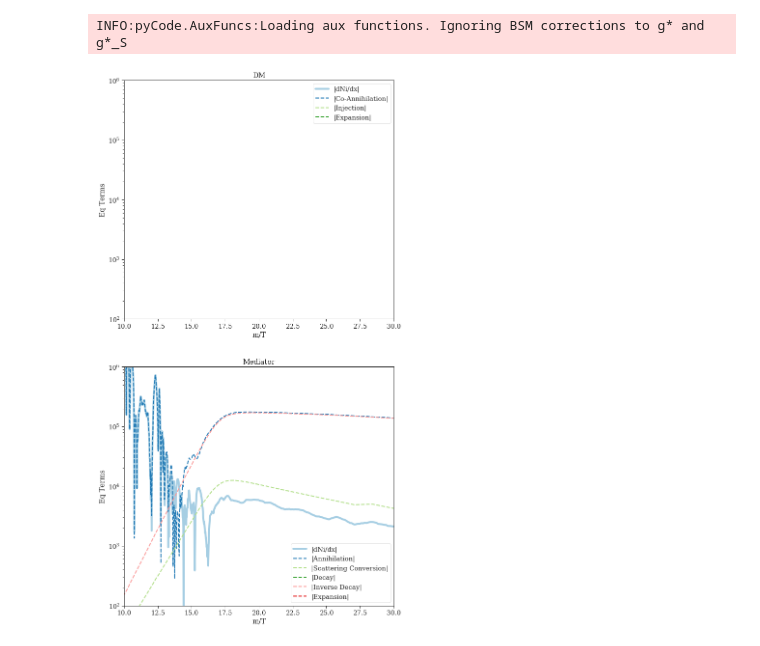
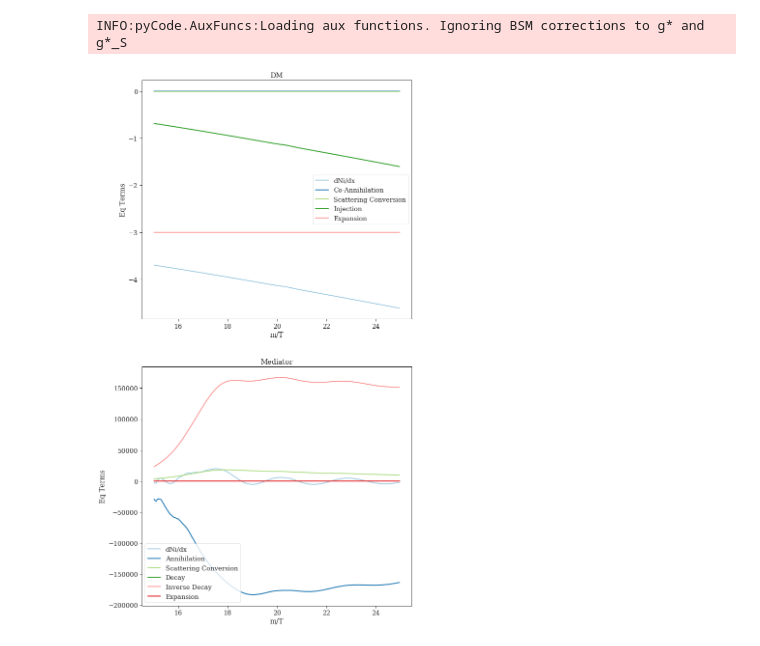
Before and after one commit to andlessa/BoltzmannEqs, a Jupyter notebook: checkBoltzEqs.ipynb, the cells around one changed output. Cells and saved outputs as stored; diff of their text form; code cells hidden in the pictures.

```diff
--- a/checkBoltzEqs.ipynb
+++ b/checkBoltzEqs.ipynb
@@ -22,17 +22,17 @@ gSTARS = pickle.load(f)
 Tfunc = pickle.load(f)
 f.close()
 # %%
+lamb = 2.6e-7
 decays = DecayList()
 decayToDM = Decay(instate='Mediator',fstates=['DM','radiation'],br=1.)
 decays.addDecay(decayToDM)
 decays.Xfraction = 0.1
-decays.width = 2.5e-15*(2.6e-7/4.3e-7)**2
-
-
+decays.width = 2.49e-15*(lamb/4.3e-7)**2
 
 #Get the model parameters (or define them here):
 TRH = 1e4
 TF = 1
+
 
 def nEQbottom(T):
     Zeta3 = 1.20206
@@ -49,7 +49,7 @@ conv = 0.8579e17
 
 sLog = lambda x: interp1d(data[:,0],np.log(data[:,1]*conv),
                     fill_value='extrapolate',bounds_error=False)(x)
-cRateLog = lambda x: interp1d(dataR[:,0],np.log(dataR[:,1]*conv*(2.6e-7)**2),
+cRateLog = lambda x: interp1d(dataR[:,0],np.log(dataR[:,1]*conv*(lamb)**2),
                     fill_value='extrapolate',bounds_error=False)(x)
 
 #Conversion rates for DM and mediator:
@@ -78,7 +78,7 @@ def cRateMedJan(T):
     if x > dataR[:,0].max():
         return 0.
     sF = cRateLog(x)
-    return nEQgluon(T)*np.exp(sF)*abs(dofMed/dofDM)
+    return nEQgluon(T)*np.exp(sF)*abs(dofMed/dofDM)*np.exp((510.-500.)/T)
 # %%
 #Define the components to be evolved and their properties:
 dm = Component(label='DM',Type='thermal',dof=dofDM,
@@ -95,15 +95,15 @@ compList = [dm,mediator]
 # %%
 skiplines = 10
 d = np.genfromtxt('testNewC.dat',names=True,skip_header=skiplines)
-n = np.array([d['n_DM'],d['n_Mediator']])
-rho = np.array([d['rho_DM'],d['rho_Mediator']])
-S = d['S']
-T = d['T']
-x = d['x']
+nlist = np.array([d['n_DM'],d['n_Mediator']])
+rholist = np.array([d['rho_DM'],d['rho_Mediator']])
+Slist = d['S']
+Tlist = d['T']
+xlist = d['x']
 R = d['R']
 nComp = 2
 # %%
-isActive = [True,True]
+isActive = np.array([True,True])
 labelsDict = dict([[comp.label,i] for i,comp in enumerate(compList)])
 # %%
 eqTerms = {'dNi/dx' : [], 'n' : [], r'$\rho$' : [],
@@ -242,35 +228,36 @@ plt.figure(figsize=(10,20))
 xvals = xdict['m/T']
 xlabel = 'm/T'
 isub = 0
-yLog = True
+yLog = False
 xLog = False
 for irow in range(nrows):
     isub += 1
     plt.subplot(nrows,1,isub)
     for curve in curveLabels:
         if curve == 'n' or curve == r'$\rho$':continue
         if not np.count_nonzero(eqTerms[curve][irow,:]):
             continue
         if yLog:
             if 'dNi' in curve:
                 plt.plot(xvals,np.abs(eqTerms[curve][irow,:]),linewidth=4,label='|'+curve+'|')
             else:
                 plt.plot(xvals,np.abs(eqTerms[curve][irow,:]),linewidth=2,label='|'+curve+'|',linestyle='--')
         else:
             plt.plot(xvals,eqTerms[curve][irow,:],linewidth=2,label=curve)
     plt.title(rowLabels[isub-1])
     plt.xlabel(xlabel)
     plt.ylabel("Eq Terms")
 
-    plt.ylim(1e2,1e6)
-    plt.xlim(10,30)
+#     plt.ylim(1e2,1e6)
+#     plt.ylim(-1e2,3e3)
+#     plt.xlim(10,30)
     if yLog:
         plt.yscale('log')
     if xLog:
         plt.xscale('log')
     plt.legend()
 
 # plt.tight_layout()
 plt.show()
 # %% [output]
-[figure, old version]
+[figure, new version]
```
Also changed, not shown: parts of 15 cells of this notebook, 3 other files.
